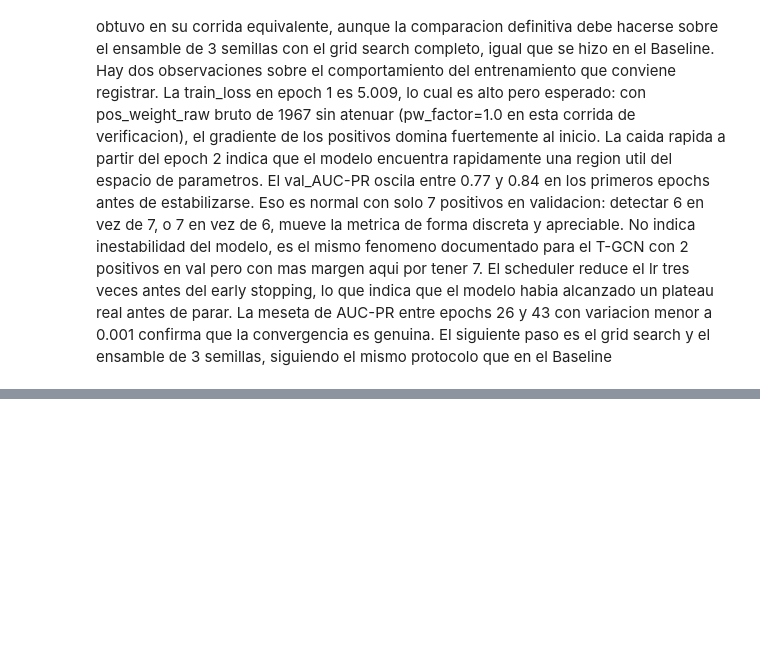
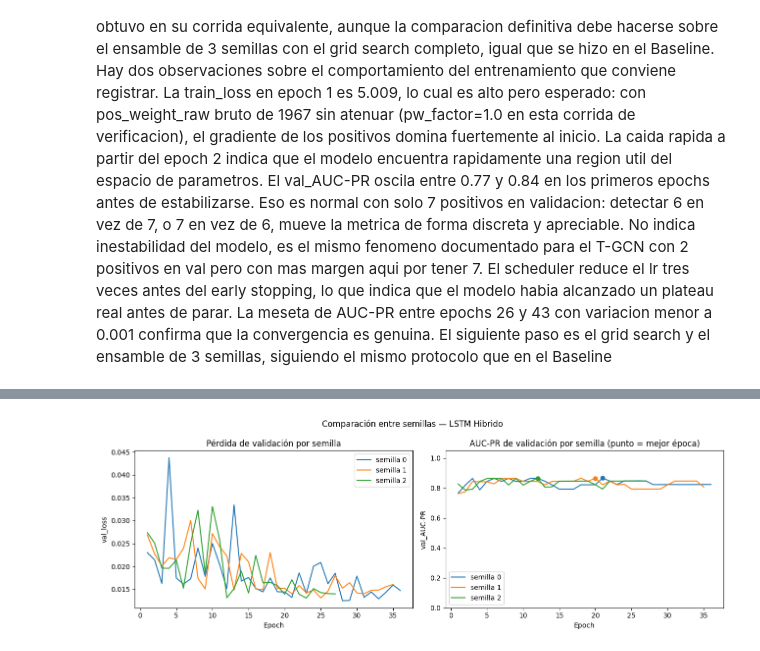
Before and after one commit to andrescarro192/tfm-financial_risk, a Jupyter notebook: notebooks/07_results_evaluation.ipynb, the cells around one changed output, grey strips where cells are left out. Drawn from its saved outputs; the diff is of its cells as text; code cells hidden in the pictures; blank space fills up the shorter version.

```diff
--- a/notebooks/07_results_evaluation.ipynb
+++ b/notebooks/07_results_evaluation.ipynb
@@ -410,7 +450,7 @@ def objective(trial: optuna.Trial) -> float:
 
         # Instanciar el modelo con Focal Bias Tuning integrado por defecto
         model = LSTMBaseline(
-            d_in=192, lstm_hidden=32, dropout=dropout, num_layers=1
+            d_in=32, lstm_hidden=32, dropout=dropout, num_layers=1
         )
         model = model.to(device)  # En GPU T4 esto será instantáneo
 
@@ -424,8 +464,8 @@ def objective(trial: optuna.Trial) -> float:
             lr=lr,
             weight_decay=weight_decay,
             clip_norm=1.0,
-            max_epochs=100,
-            patience=15,
+            max_epochs=80,
+            patience=10,
             scheduler_factor=0.5,
             scheduler_patience=5,
             device=device,
@@ -453,14 +493,14 @@ study = optuna.create_study(
     direction="maximize",
     sampler=optuna.samplers.TPESampler(seed=42),
 )
-study.optimize(objective, n_trials=15, show_progress_bar=True)
+study.optimize(objective, n_trials=10, show_progress_bar=True)
 
 # 3. Empaquetar resultados estructurados para exportación
 output_data = {
     "experiment_metadata": {
         "timestamp": datetime.now().isoformat(),
         "architecture": "LSTMBaseline",
-        "n_trials": 15,
+        "n_trials": 10,
         "n_seeds_per_trial": N_SEEDS,
         "fixed_parameters": {"lstm_hidden": 32, "num_layers": 1},
     },
@@ -495,0 +666,50 @@ print(
+# %%
+import json
+import matplotlib.pyplot as plt
+from pathlib import Path
+
+
+def cargar_historias(checkpoints_dir, seeds):
+    historias = {}
+    for seed in seeds:
+        path = Path(checkpoints_dir) / f"history_lstm_estrella_seed{seed}.json"
+        with open(path, "r", encoding="utf-8") as f:
+            historias[seed] = json.load(f)
+    return historias
+
+
+def plot_multi_seed(historias: dict, title="Comparación entre semillas — LSTM Hibrido"):
+    colores = {0: "tab:blue", 1: "tab:orange", 2: "tab:green"}
+
+    fig, axes = plt.subplots(1, 2, figsize=(13, 4.5))
+
+    for seed, hist in historias.items():
+        epochs = [h["epoch"] for h in hist]
+        val_loss = [h["val_loss"] for h in hist]
+        val_auc_pr = [h["val_auc_pr"] for h in hist]
+        best_idx = max(range(len(hist)), key=lambda i: val_auc_pr[i])
+
+        axes[0].plot(epochs, val_loss, label=f"semilla {seed}", color=colores.get(seed))
+        axes[1].plot(epochs, val_auc_pr, label=f"semilla {seed}", color=colores.get(seed))
+        axes[1].scatter(epochs[best_idx], val_auc_pr[best_idx], color=colores.get(seed), zorder=5)
+
+    axes[0].set_xlabel("Epoch")
+    axes[0].set_ylabel("val_loss")
+    axes[0].set_title("Pérdida de validación por semilla")
+    axes[0].legend()
+
+    axes[1].set_xlabel("Epoch")
+    axes[1].set_ylabel("val_AUC-PR")
+    axes[1].set_ylim(0, 1.05)
+    axes[1].set_title("AUC-PR de validación por semilla (punto = mejor época)")
+    axes[1].legend()
+
+    fig.suptitle(title)
+    fig.tight_layout()
+    plt.show()
+
+
+historias = cargar_historias(CHECKPOINTS_DIR, seeds=[0, 1, 2])
+plot_multi_seed(historias)
+# %% [output]
+[figure, added]
```
Also changed, not shown: parts of 46 cells of this notebook, 2 other files.
